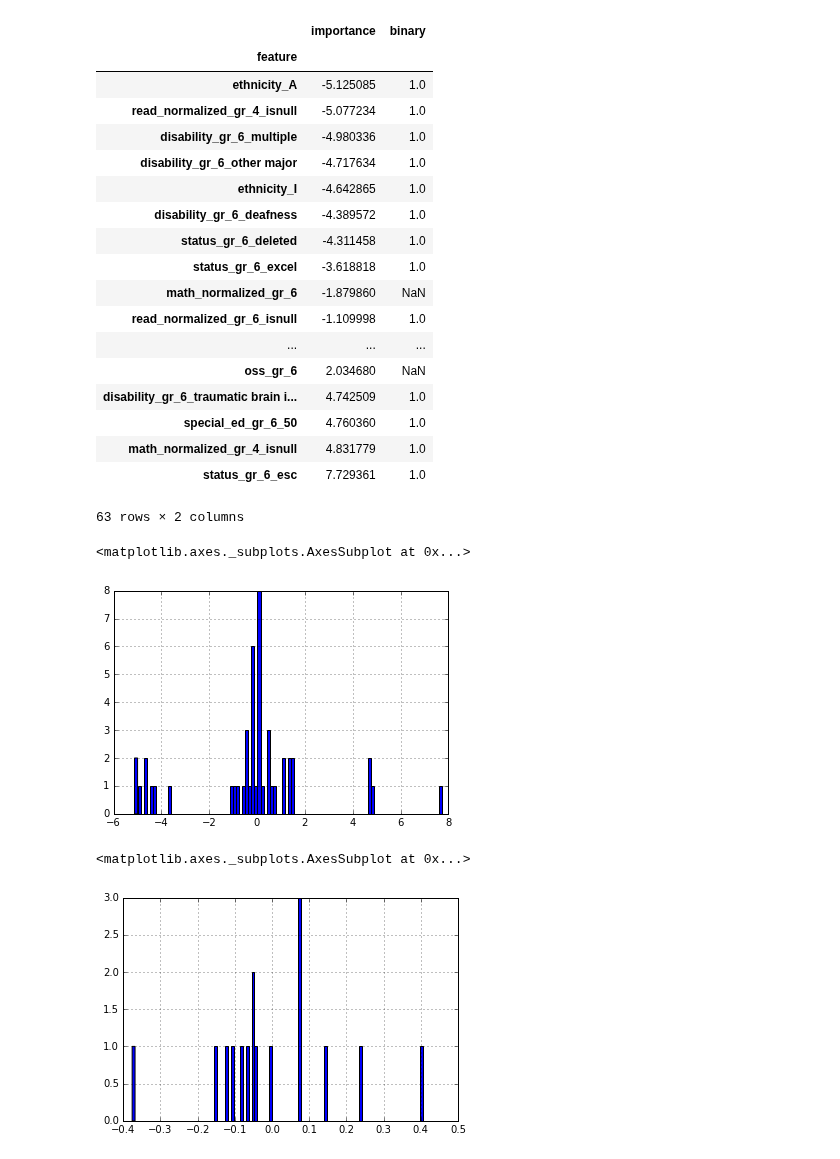
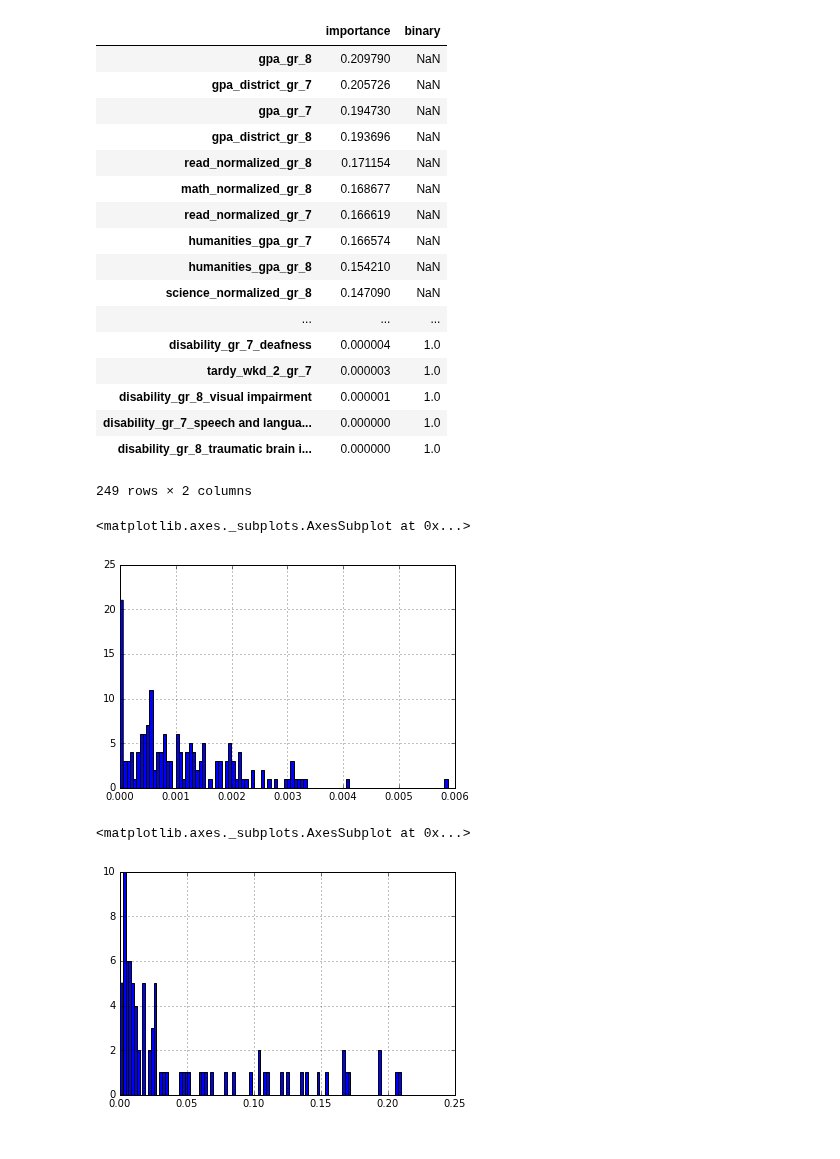
Before and after one commit to jgutman/mvesc, a Jupyter notebook: Models_Results/feature_scores.ipynb, the cells around one changed output. Saved outputs shown, nothing was run; the diff lists cells and outputs as text; code cells hidden in the pictures.

Commit message:
more work on feature importance

```diff
--- a/Models_Results/feature_scores.ipynb
+++ b/Models_Results/feature_scores.ipynb
@@ -38,3 +37,9 @@ val = outcome_plus_features[outcome_plus_features.index.isin(d['val_y'].index)]
+# %%
+train, val, test = temporal_cohort_test_split(outcome_plus_features,
+            model_options['cohort_grade_level_begin'],
+            model_options['cohorts_test'],
+            model_options['cohorts_val'],
+            model_options['cohorts_training'])
 # %%
 train_X = train.drop([model_options['outcome_name'],
                       model_options['cohort_grade_level_begin']],axis=1)
@@ -81,6 +110,7 @@ binary_features
 with postgres_pgconnection_generator() as connection:
     with connection.cursor() as cursor:
         cursor.execute("""select feature,importance from model.feature_scores
-                                where filename = '08_12_2016_grade_7_param_set_18_logit_ht_19297'; """)
+                                where filename = '{}'; """.format(filename))
         temp = cursor.fetchall()
 scores = pd.DataFrame(temp, columns = ['feature','importance'])
+len(scores)
@@ -89 +159,3 @@ scores.set_index('feature', inplace=True)
+# %%
+scores = scores.merge(binary_features, left_index=True, right_index=True)
 # %%
@@ -99,2 +166,0 @@ scores.head()
-# %%
-scores = scores.join(binary_features)
@@ -135,33 +189,32 @@ SyntaxError: can't assign to function call (<ipython-input-110-3a16eb1e69da>, li
 # %%
-scores_weighted.sort_values('importance')
+scores.sort_values('importance',ascending=False)
 # %% [output]
 |  | importance | binary |
-| feature |  |  |
-| ethnicity_A | -5.125085 | 1.0 |
-| read_normalized_gr_4_isnull | -5.077234 | 1.0 |
-| disability_gr_6_multiple | -4.980336 | 1.0 |
-| disability_gr_6_other major | -4.717634 | 1.0 |
-| ethnicity_I | -4.642865 | 1.0 |
-| disability_gr_6_deafness | -4.389572 | 1.0 |
-| status_gr_6_deleted | -4.311458 | 1.0 |
-| status_gr_6_excel | -3.618818 | 1.0 |
-| math_normalized_gr_6 | -1.879860 | NaN |
-| read_normalized_gr_6_isnull | -1.109998 | 1.0 |
+| gpa_gr_8 | 0.209790 | NaN |
+| gpa_district_gr_7 | 0.205726 | NaN |
+| gpa_gr_7 | 0.194730 | NaN |
+| gpa_district_gr_8 | 0.193696 | NaN |
+| read_normalized_gr_8 | 0.171154 | NaN |
+| math_normalized_gr_8 | 0.168677 | NaN |
+| read_normalized_gr_7 | 0.166619 | NaN |
+| humanities_gpa_gr_7 | 0.166574 | NaN |
+| humanities_gpa_gr_8 | 0.154210 | NaN |
+| science_normalized_gr_8 | 0.147090 | NaN |
 | ... | ... | ... |
-| oss_gr_6 | 2.034680 | NaN |
-| disability_gr_6_traumatic brain i... | 4.742509 | 1.0 |
-| special_ed_gr_6_50 | 4.760360 | 1.0 |
-| math_normalized_gr_4_isnull | 4.831779 | 1.0 |
-| status_gr_6_esc | 7.729361 | 1.0 |
+| disability_gr_7_deafness | 0.000004 | 1.0 |
+| tardy_wkd_2_gr_7 | 0.000003 | 1.0 |
+| disability_gr_8_visual impairment | 0.000001 | 1.0 |
+| disability_gr_7_speech and langua... | 0.000000 | 1.0 |
+| disability_gr_8_traumatic brain i... | 0.000000 | 1.0 |
-63 rows × 2 columns
+249 rows × 2 columns
 # %%
-scores[scores['binary']]['importance'].hist(bins=100)
+scores[scores['binary']==1]['importance'].hist(bins=100)
 # %% [output]
 <matplotlib.axes._subplots.AxesSubplot at 0x...>
-[figure, old version]
+[figure, new version]
 # %%
-(scores[~scores['binary']]['importance']).hist(bins=100)
+(scores[~(scores['binary']==1)]['importance']).hist(bins=100)
 # %% [output]
 <matplotlib.axes._subplots.AxesSubplot at 0x...>
-[figure, old version]
+[figure, new version]
 # %%
```
Also changed, not shown: parts of 30 cells of this notebook, 1 other file.
